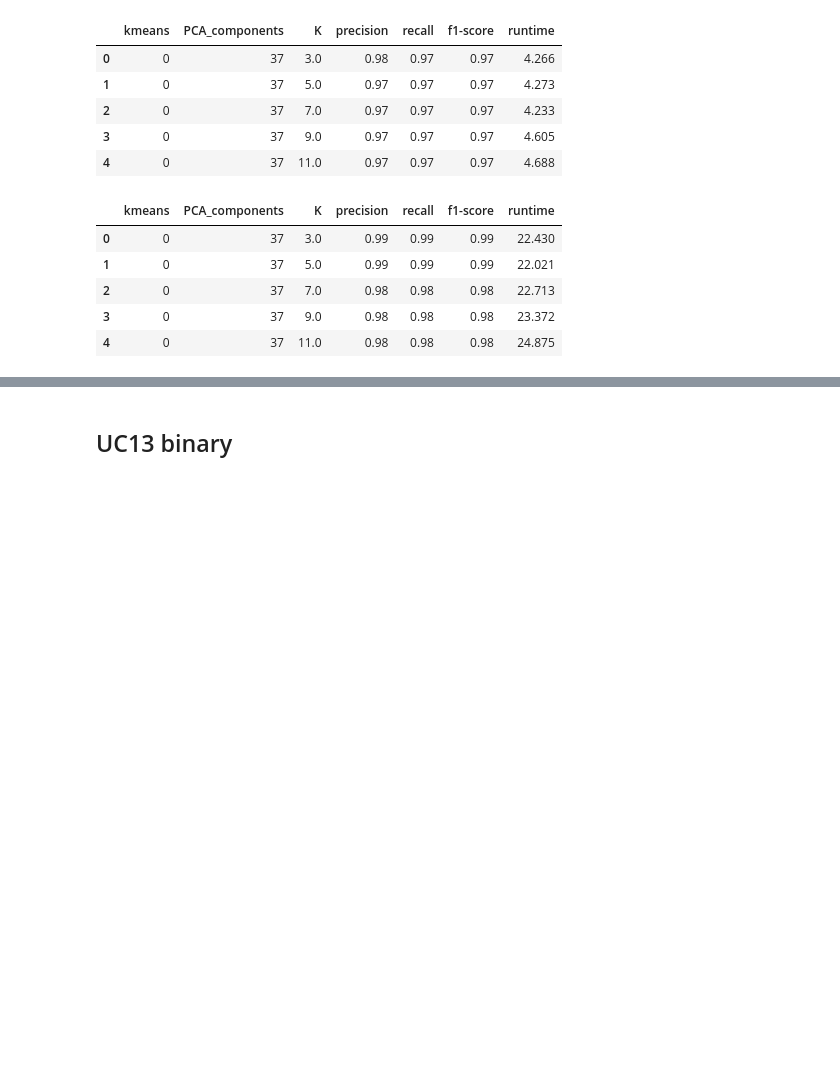
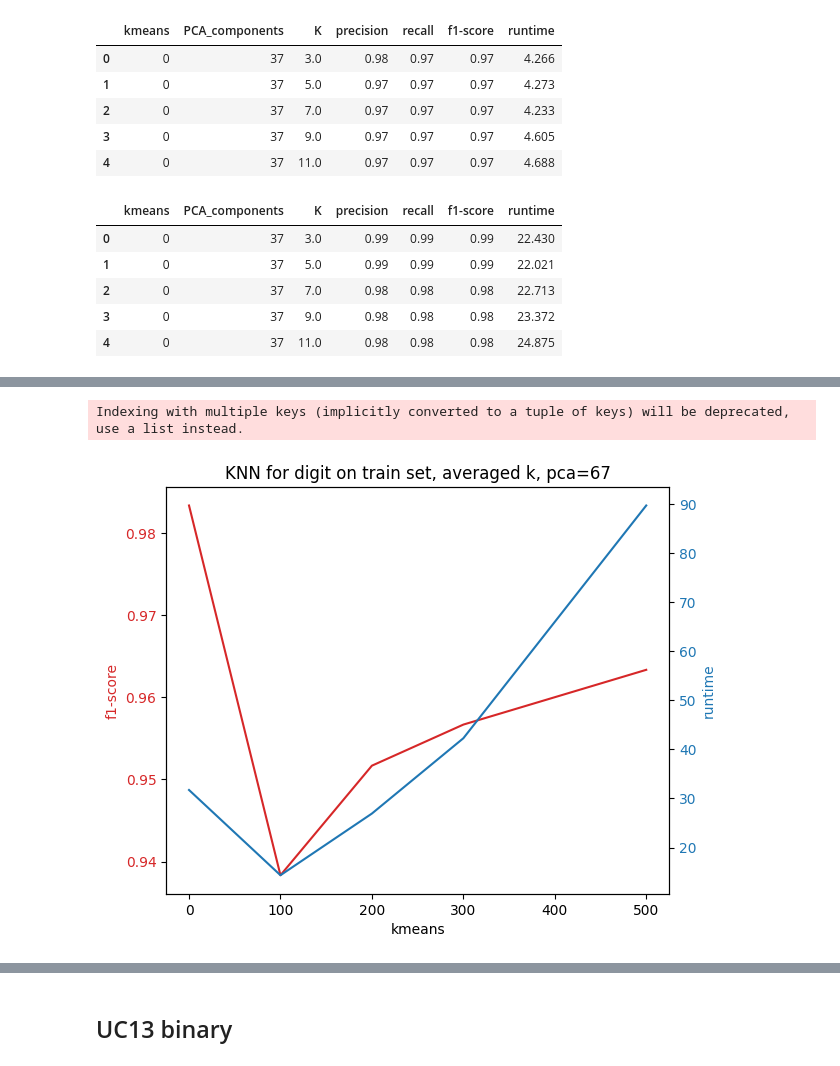
Before and after one commit to IgorCzudy/data_visualization, a Jupyter notebook: lab_3/diagramCreator.ipynb, the cells around one changed output, grey strips where cells are left out. Drawn from its saved outputs; the diff is of its cells as text; code cells hidden in the pictures; blank space fills up the shorter version.

```diff
--- a/lab_3/diagramCreator.ipynb
+++ b/lab_3/diagramCreator.ipynb
@@ -362,7 +353,7 @@ plot_uc13_2d_kmeans_fix_k_or_bandwidth_each_patient_avg_f1_score(df_uc13_multi_k
 # %% [markdown]
 ## Digit dataset
 # %%
-df_knn_test = read_digit_data("/content/digit_knn_test.csv", 'K')
+df_knn_test = read_digit_data("digit_knn_test.csv", 'K')
 df_knn_test.head()
 # %% [output]
 |  | kmeans | PCA_components | K | precision | recall | f1-score | runtime |
@@ -372,7 +363,7 @@ df_knn_test.head()
 | 3 | 0 | 37 | 9.0 | 0.97 | 0.97 | 0.97 | 4.605 |
 | 4 | 0 | 37 | 11.0 | 0.97 | 0.97 | 0.97 | 4.688 |
 # %%
-df_knn_train = read_digit_data("/content/digit_knn_train.csv", 'K')
+df_knn_train = read_digit_data("digit_knn_train.csv", 'K')
 df_knn_train.head()
 # %% [output]
 |  | kmeans | PCA_components | K | precision | recall | f1-score | runtime |
@@ -407,0 +430,9 @@ plot_test_vs_train_digit(df_knn_test, df_knn_train, 'KNN for digit for best')
+# %%
+# for pca in df_knn_test['PCA_components'].unique():
+#     plot_kmeans_k_vs_runtime(df_knn_train, 'Runtime for KNN on digit train set', pca)
+
+plot_kmeans_k_vs_runtime(df_knn_train, 'Runtime for KNN on digit train set', 67)
+plot_kmeans_vs_runtime_f1(df_knn_train, 'KNN for digit on train set, averaged k', 67)
+# %% [output]
+Indexing with multiple keys (implicitly converted to a tuple of keys) will be deprecated, use a list instead.
+[figure, added]
```
Also changed, not shown: parts of 23 cells of this notebook.
